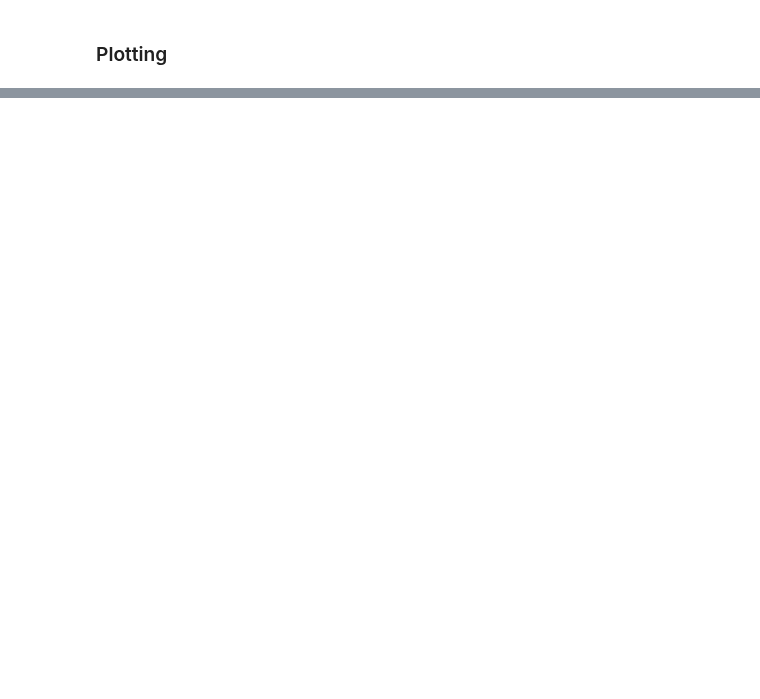
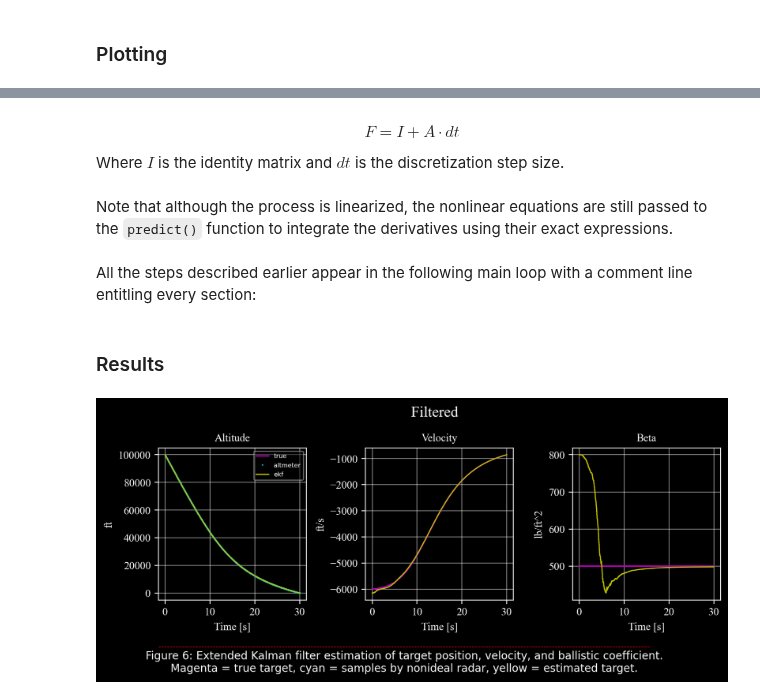
Before and after one commit to C4dynamics/C4dynamics, a Jupyter notebook: docs/source/programs/ballistic_coefficient.ipynb, the cells around one changed output, grey strips where cells are left out. Saved outputs shown, nothing was run; the diff lists cells and outputs as text; code cells hidden in the pictures; blank space fills up the shorter version.

```diff
--- a/docs/source/programs/ballistic_coefficient.ipynb
+++ b/docs/source/programs/ballistic_coefficient.ipynb
@@ -349,0 +319,4 @@ This is a statement with a footnote.
+# %%
+zerr = 25       # initial error in position
+vzerr = -150      # initial error in velocity
+betaerr = 300       # initial error in ballistic coefficient
@@ -349,0 +340,2 @@ This is a statement with a footnote.
+# %%
+P0 = np.diag([nu**2, vzerr**2, betaerr**2])
@@ -349,0 +355,3 @@ This is a statement with a footnote.
+# %%
+R = nu**2 / dt
+Q = np.diag([0, 0, 0]) # betaerr**2 / tf * dt])
@@ -349,0 +365,8 @@ This is a statement with a footnote.
+# %%
+tgt = c4d.state(z = 100000, vz = -6000, beta = 500)
+altmtr = c4d.sensors.radar(rng_noise_std = nu, dt = dtsensor)
+
+''' Extended Kalman filter initialization '''
+ekf = c4d.filters.ekf(X = {'z': tgt.z + zerr, 'vz': tgt.vz + vzerr
+                                       , 'beta': tgt.beta + betaerr}
+                                           , P0 = P0, H = H, Q = Q, R = R)
@@ -349,0 +397,10 @@ This is a statement with a footnote.
+# %% [markdown]
+$$
+F = I + A \cdot dt
+$$
+
+Where $I$ is the identity matrix and $dt$ is the discretization step size.
+# %% [markdown]
+Note that although the process is linearized, the nonlinear equations are still passed to the `predict()` function to integrate the derivatives using their exact expressions.
+# %% [markdown]
+All the steps described earlier appear in the following main loop with a comment line entitling every section:
@@ -349,0 +428,6 @@ This is a statement with a footnote.
+# %% [markdown]
+### Results
+# %%
+drawekf(trueobj = tgt, measures = altmtr, ekf =  ekf, title = 'Filtered', txtcaption = "Figure 6: Extended Kalman filter estimation of target position, velocity, and ballistic coefficient.\nMagenta = true target, cyan = samples by nonideal radar, yellow = estimated target.");
+# %% [output]
+[figure, added]
```
Also changed, not shown: parts of 92 cells of this notebook, 25 other files.
